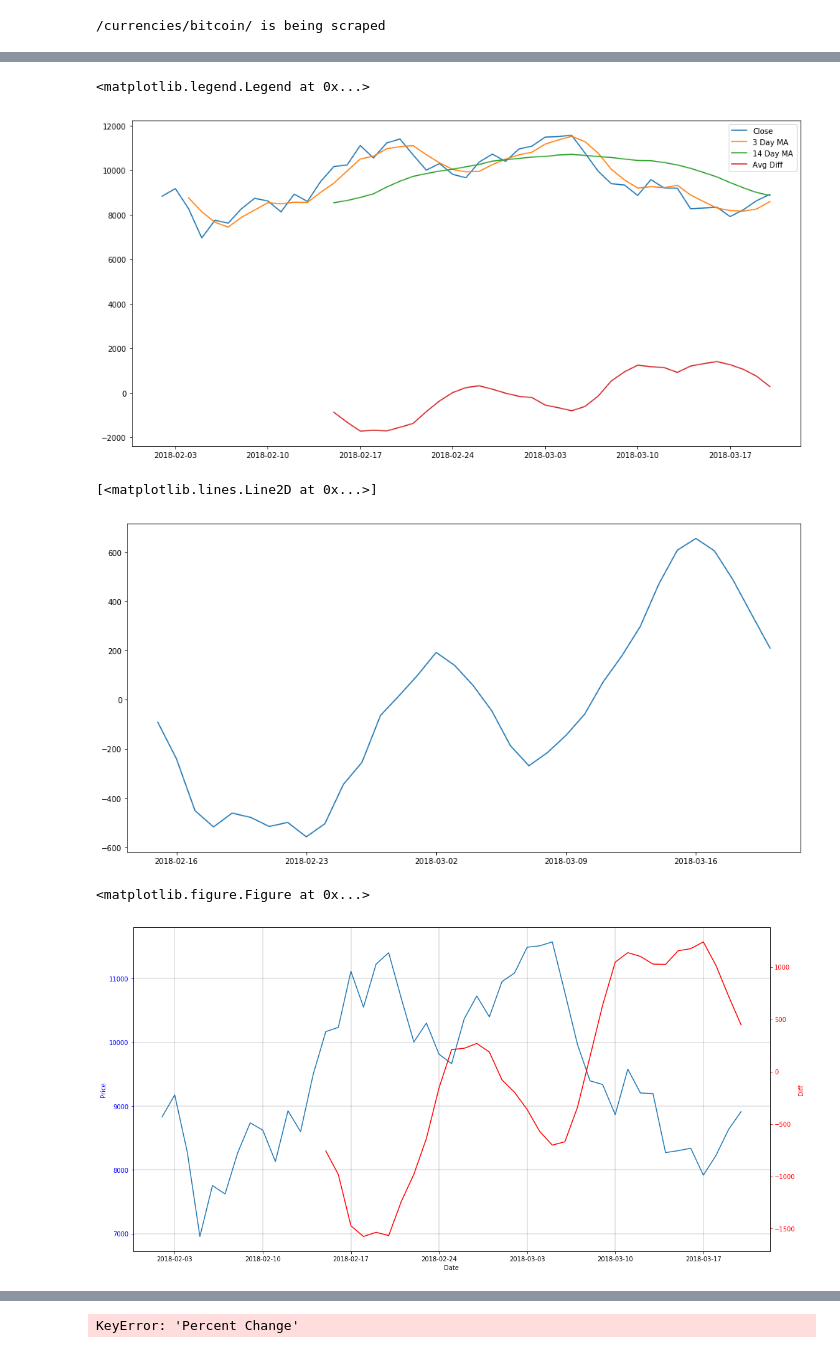
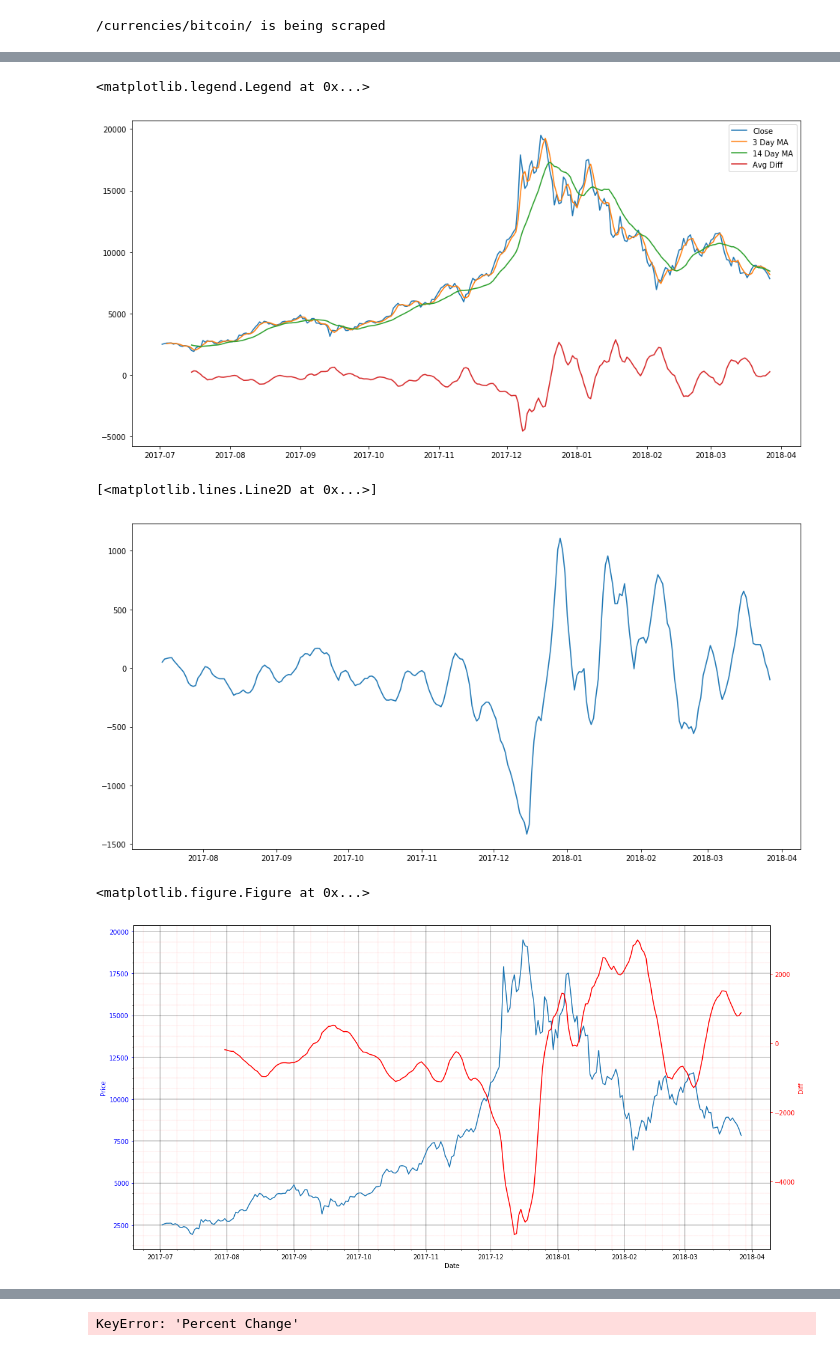
Before and after one commit to wesbosse/CryptoPsychic, a Jupyter notebook: rackStackerAI.ipynb, the cells around one changed output, grey strips where cells are left out. Cells and saved outputs as stored; diff of their text form; code cells hidden in the pictures.

```diff
--- a/rackStackerAI.ipynb
+++ b/rackStackerAI.ipynb
@@ -125,7 +125,7 @@ def scrape_currency():
 
     for i, currency in enumerate(link_list[:1]):
         print(currency + ' is being scraped')
-        url = 'https://coinmarketcap.com{}historical-data/?start=20180201&end=20180320'.format(currency)
+        url = 'https://coinmarketcap.com{}historical-data/?start=20170701&end=20180327'.format(currency)
 
         html = requests.get(url)
         soup = BeautifulSoup(html.content, 'lxml')
@@ -203,39 +203,41 @@ plt.plot((df['Close'].rolling(14).mean() - df['Close'].rolling(3).mean()), label
 plt.legend()
 # %% [output]
 <matplotlib.legend.Legend at 0x...>
-[figure, old version]
+[figure, new version]
 # %%
 plt.figure(figsize=(16, 8))
 plt.plot((df['Close'].rolling(14).mean() - df['Close'].rolling(10).mean()), label='Avg Diff')
 # %% [output]
 [<matplotlib.lines.Line2D at 0x...>]
-[figure, old version]
+[figure, new version]
 # %%
 plt.figure(figsize=(16, 8))
 
 fig, ax1 = plt.subplots(figsize=(16,8))
 t = np.arange(0.01, 10.0, 0.01)
 s1 = df['Close']
 
 ax1.plot(s1)
 ax1.set_xlabel('Date')
 # Make the y-axis label, ticks and tick labels match the line color.
 ax1.set_ylabel('Price', color='b')
 ax1.tick_params('y', colors='b')
-ax1.grid(color='black', linestyle='-', linewidth=.2)
+ax1.minorticks_on()
+ax1.grid(which='major', color='black', linestyle='-', linewidth='.35')
+ax1.grid(which='minor', linestyle=':', linewidth='0.2', color='red')
 
 ax2 = ax1.twinx()
-s2 = df['Close'].rolling(14).mean() - df['Close'].rolling(4).mean()
+s2 = df['Close'].rolling(30).mean() - df['Close'].rolling(7).mean()
 ax2.plot(s2, 'r')
 ax2.set_ylabel('Diff', color='r')
 ax2.tick_params('y', colors='r')
 
 fig.tight_layout()
 
 plt.show()
 # %% [output]
 <matplotlib.figure.Figure at 0x...>
-[figure, old version]
+[figure, new version]
 # %%
 one_day_ago = df.shift(1)
 one_day_ago.columns = [column+'-1' for column in df.columns]
```
Also changed, not shown: parts of 14 cells of this notebook, 2 other files.
